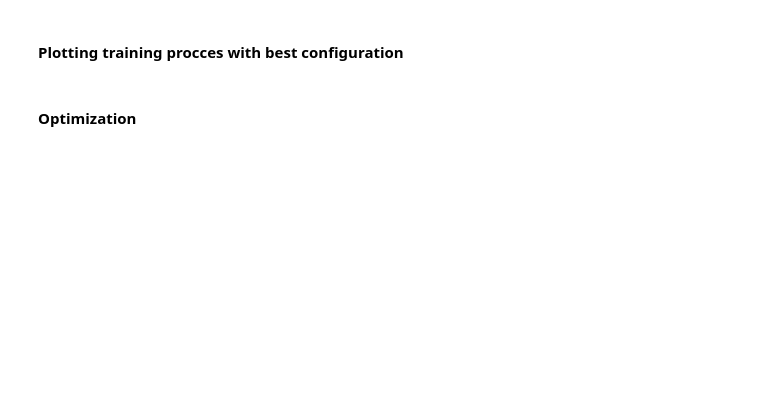
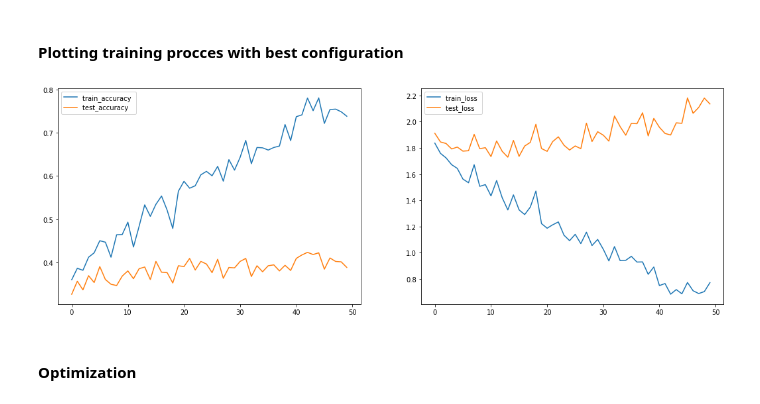
Before and after one commit to ItayShalit/Intro-to-Deep-Learning, a Jupyter notebook: Intro_to_DL_Assignment_1.ipynb, the cells around one changed output. Saved outputs shown, nothing was run; the diff lists cells and outputs as text; code cells hidden in the pictures; blank space fills up the shorter version.

```diff
--- a/Intro_to_DL_Assignment_1.ipynb
+++ b/Intro_to_DL_Assignment_1.ipynb
@@ -110,3 +188,0 @@ NameError: ignored
-# %%
-model = FFNeuralNetwork().to(device)
-print(model)
@@ -122,8 +189,9 @@ FFNeuralNetwork(
 # %%
-def train_loop(dataloader, model, loss_fn, optimizer, print_progress = False):
+def train_loop(dataloader, model, loss_fn, optimizer, device, print_progress = False):
     size = len(dataloader.dataset)
     for batch, (X, y) in enumerate(dataloader):
         # Compute prediction and loss
+        X, y = X.to(device), y.to(device)
         pred = model(X)
         loss = loss_fn(pred, y)
 
@@ -137,48 +205,44 @@ def train_loop(dataloader, model, loss_fn, optimizer, print_progress = False):
             print(f"loss: {loss:>7f}  [{current:>5d}/{size:>5d}]")
 
 
-def test_loop(dataloader, model, loss_fn, return_results = False):
+def test_loop(dataloader, model, loss_fn, device, return_results = False):
     size = len(dataloader.dataset)
     num_batches = len(dataloader)
     test_loss, correct = 0, 0
 
     with torch.no_grad():
         for X, y in dataloader:
+            X, y = X.to(device), y.to(device)
             pred = model(X)
             test_loss += loss_fn(pred, y).item()
             correct += (pred.argmax(1) == y).type(torch.float).sum().item()
 
     test_loss /= num_batches
     correct /= size
-    print(f"Test Error: \n Accuracy: {(100*correct):>0.1f}%, Avg loss: {test_loss:>8f} \n")
+    # print(f"Test Error: \n Accuracy: {(100*correct):>0.1f}%, Avg loss: {test_loss:>8f} \n")
     if return_results:
       return test_loss, correct
 
-def train_and_plot_results(trainloader, testloader, model, loss_fn, optimizer, epochs, figure = None, plot_results = True, label_addition = ''):
+def train_and_plot_results(trainloader, testloader, model, loss_fn, optimizer, epochs, device, figure = None, plot_results = True, label_addition = ''):
   train_accuracy_vals, train_loss_vals, test_accuracy_vals, test_loss_vals = [], [], [], []
   for t in range(epochs):
-      train_loop(trainloader, model, loss_fn, optimizer)
-      train_loss, train_accuracy = test_loop(trainloader, model, loss_fn, True)
-      test_loss, test_accuracy = test_loop(testloader, model, loss_fn, True)
+      train_loop(trainloader, model, loss_fn, optimizer, device)
+      train_loss, train_accuracy = test_loop(trainloader, model, loss_fn, device, True)
+      test_loss, test_accuracy = test_loop(testloader, model, loss_fn, device, True)
       train_loss_vals.append(train_loss)
       train_accuracy_vals.append(train_accuracy)
       test_loss_vals.append(test_loss)
       test_accuracy_vals.append(test_accuracy)
   if figure == None:
-    figure = plt.figure(figsize=(1,2))
+    figure = plt.figure(figsize=(18, 6))
     ax1 = figure.add_subplot(1,2,1)
     ax2 = figure.add_subplot(1,2,2)
   ax1 = figure.get_axes()[0]
   ax2 = figure.get_axes()[1]
-  line1 = ax1.plot([i for i in range(epochs)], train_accuracy_vals)
-  line2 = ax1.plot([i for i in range(epochs)], test_accuracy_vals)
-  line3 = ax2.plot([i for i in range(epochs)], train_loss_vals)
-  line4 = ax2.plot([i for i in range(epochs)], test_loss_vals)
-
-  line1.set_label('train_accuracy ' + label_addition)
-  line2.set_label('test_accuracy ' + label_addition)
-  line3.set_label('train_loss ' + label_addition)
-  line4.set_label('test_loss  ' + label_addition)
+  ax1.plot([i for i in range(epochs)], train_accuracy_vals, label = 'train_accuracy ' + label_addition)
+  ax1.plot([i for i in range(epochs)], test_accuracy_vals, label = 'test_accuracy ' + label_addition)
+  ax2.plot([i for i in range(epochs)], train_loss_vals, label = 'train_loss ' + label_addition)
+  ax2.plot([i for i in range(epochs)], test_loss_vals, label = 'test_loss ' + label_addition)
 
   ax1.legend()
   ax2.legend()
@@ -229,10 +344,14 @@ SyntaxError: ignored
 # %% [markdown]
 #### Plotting training procces with best configuration
 # %%
-torch.nn.init.normal_(model.input_layer.weight, mean=0.0, std=best_configuration.init_std)
-torch.nn.init.normal_(model.hidden_layer.weight, mean=0.0, std=best_configuration.init_std)
+best_configuration = {'init_std': 0.1, 'learning rate': 0.01, 'momentum_param': 0.9}
+
+torch.nn.init.normal_(model.linear_relu_stack[0].weight, mean=0.0, std=best_configuration['init_std'])
+torch.nn.init.normal_(model.linear_relu_stack[2].weight, mean=0.0, std=best_configuration['init_std'])
 optimizer = torch.optim.SGD(model.parameters(), lr=best_configuration["learning rate"], momentum=best_configuration["momentum_param"])
-train_and_plot_results(trainloader, testloader, model, loss_fn, optimizer, epochs)
+train_and_plot_results(trainloader, testloader, model, loss_fn, optimizer, epochs, device)
+# %% [output]
+[figure, added]
 # %% [markdown]
 #### Optimization
 # %%
```
Also changed, not shown: parts of 16 cells of this notebook.
